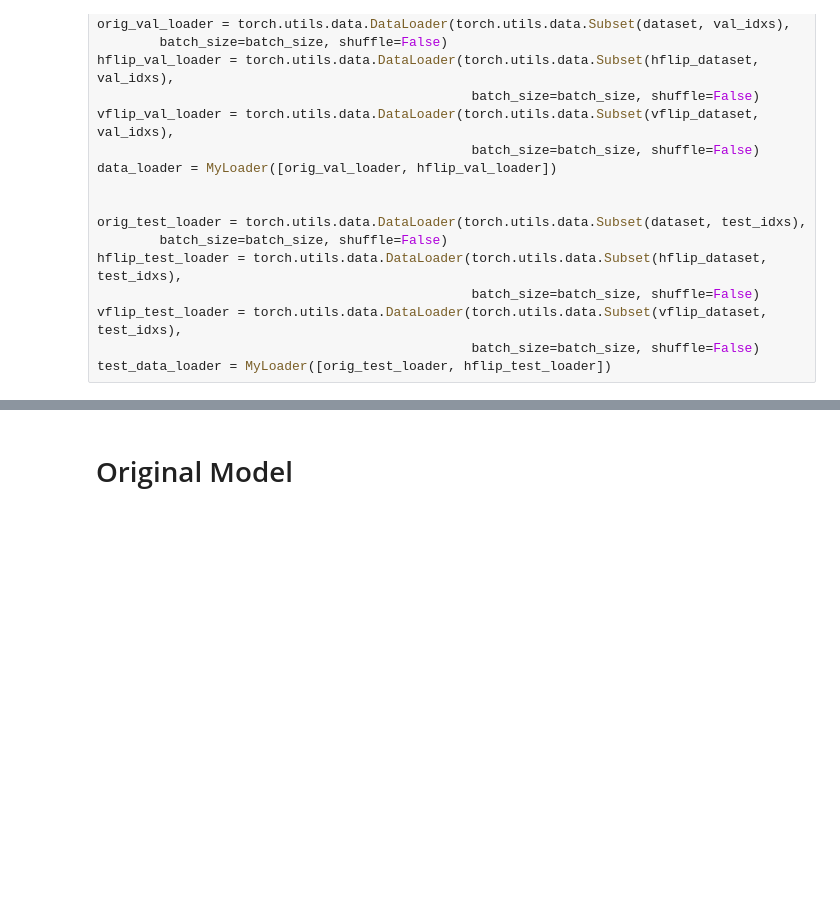
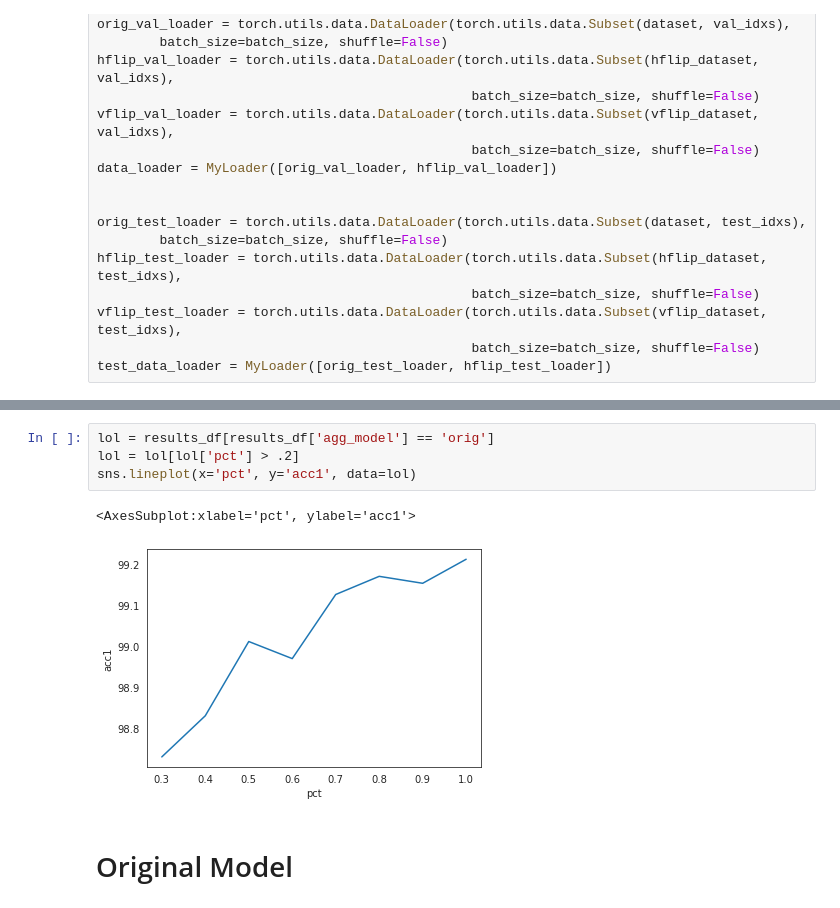
Before and after one commit to divyashan/test-time-augmentation, a Jupyter notebook: notebooks/new_method.ipynb, the cells around one changed output, grey strips where cells are left out. Saved outputs shown, nothing was run; the diff lists cells and outputs as text; blank space fills up the shorter version.

```diff
--- a/notebooks/new_method.ipynb
+++ b/notebooks/new_method.ipynb
@@ -158,3 +161,10 @@ sns.lineplot(x='pct', y='acc1', hue='agg_model', data=non_stta)
+# %%
+lol = results_df[results_df['agg_model'] == 'orig']
+lol = lol[lol['pct'] > .2]
+sns.lineplot(x='pct', y='acc1', data=lol)
+# %% [output]
+<AxesSubplot:xlabel='pct', ylabel='acc1'>
+[figure, added]
 # %% [markdown]
 # Original Model
 # %%
```
Also changed, not shown: parts of 4 cells of this notebook, 21 other files.
